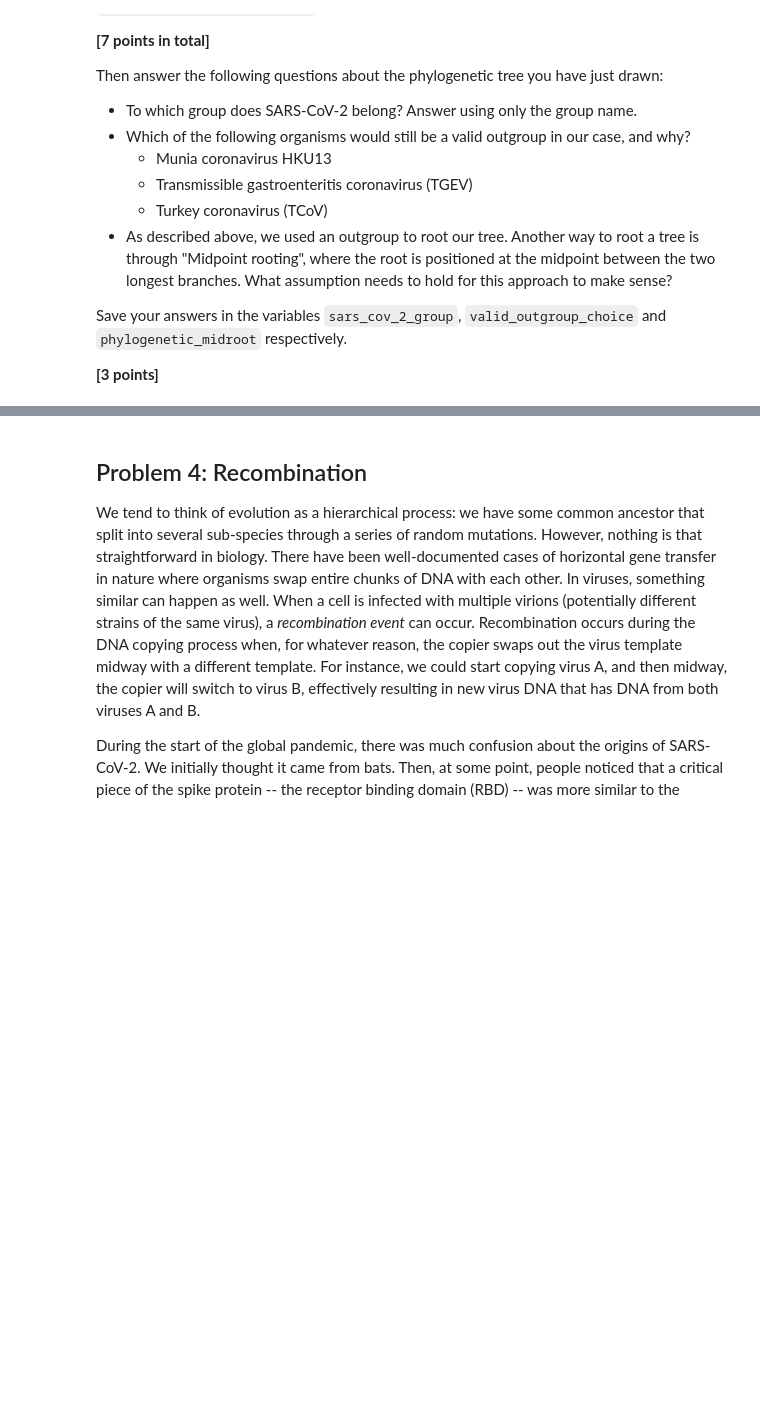
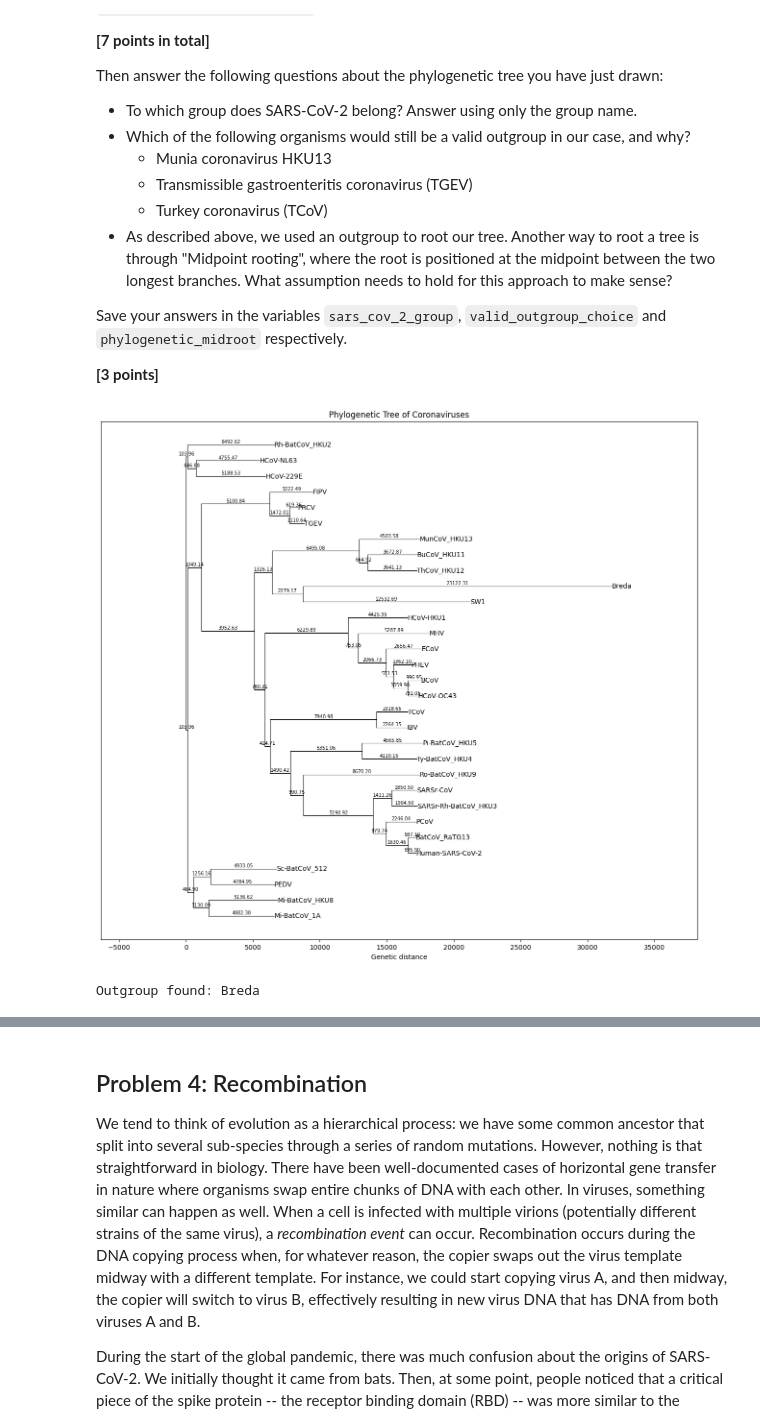
Before and after one commit to z5547586rhonda/assign_phylo, a Jupyter notebook: phylo_workbook.ipynb, the cells around one changed output, grey strips where cells are left out. Saved outputs shown, nothing was run; the diff lists cells and outputs as text; code cells hidden in the pictures; blank space fills up the shorter version.

```diff
--- a/phylo_workbook.ipynb
+++ b/phylo_workbook.ipynb
@@ -451,0 +443,79 @@ phylogenetic_midroot = """What assumption needs to hold for the midpoint rooting
+# %%
+# (a)
+import numpy as np
+import matplotlib.pyplot as plt
+from matplotlib.axes import Axes
+from Bio import SeqIO
+
+from helper_functions import neighbor_joining, Node
+
+# read sequences
+sequences = list(SeqIO.parse("data/clustal_MSA_coronavirus.fasta", "fasta"))
+
+labels = []
+aligned_sequences = []
+
+for record in sequences:
+    labels.append(record.id.split("|")[0])
+    aligned_sequences.append(str(record.seq))
+
+n = len(aligned_sequences)
+distances = np.zeros((n, n))
+
+# calculate Hamming distances
+for i in range(n):
+    for j in range(i + 1, n):
+        distance = 0
+
+        seq1 = aligned_sequences[i]
+        seq2 = aligned_sequences[j]
+
+        # compare each position
+        for k in range(len(seq1)):
+            if seq1[k] != seq2[k]:
+                distance += 1
+
+        # store the distances in both directions
+        distances[i][j] = distance
+        distances[j][i] = distance
+
+# construct phylogenetic tree
+tree = neighbor_joining(distances, labels)
+
+# plot tree
+fig, ax = plt.subplots(figsize=(16, 14))
+
+plot_nj_tree(tree, ax)
+ax.set_title("Phylogenetic Tree of Coronaviruses")
+ax.margins(x=0.2)
+
+plt.show()
+# %% [output]
+[figure, added]
+# %%
+# (b)
+from helper_functions import reroot_tree
+
+# find breda virus
+stack = [tree]
+outgroup = None
+
+while len(stack) > 0:
+    node = stack.pop()
+    if "breda" in node.name.lower():
+        outgroup = node
+        break
+
+    if node.left is not None:
+        stack.append(node.left)
+
+    if node.right is not None:
+        stack.append(node.right)
+
+if outgroup is None:
+    raise ValueError("Breda virus is not found in tree")
+
+print("Outgroup found:", outgroup.name)
+rooted_tree = reroot_tree(tree, outgroup)
+# %% [output]
+Outgroup found: Breda
```
Also changed, not shown: parts of 11 cells of this notebook.
